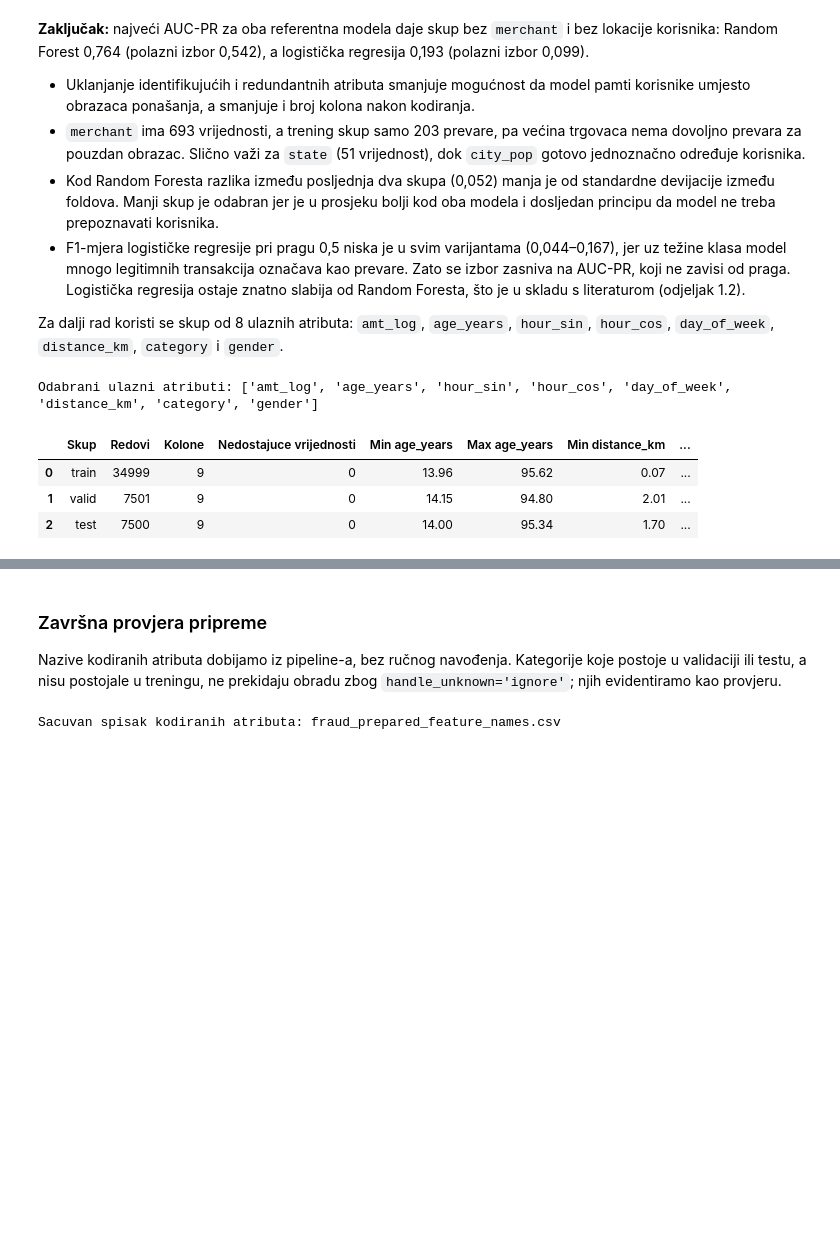
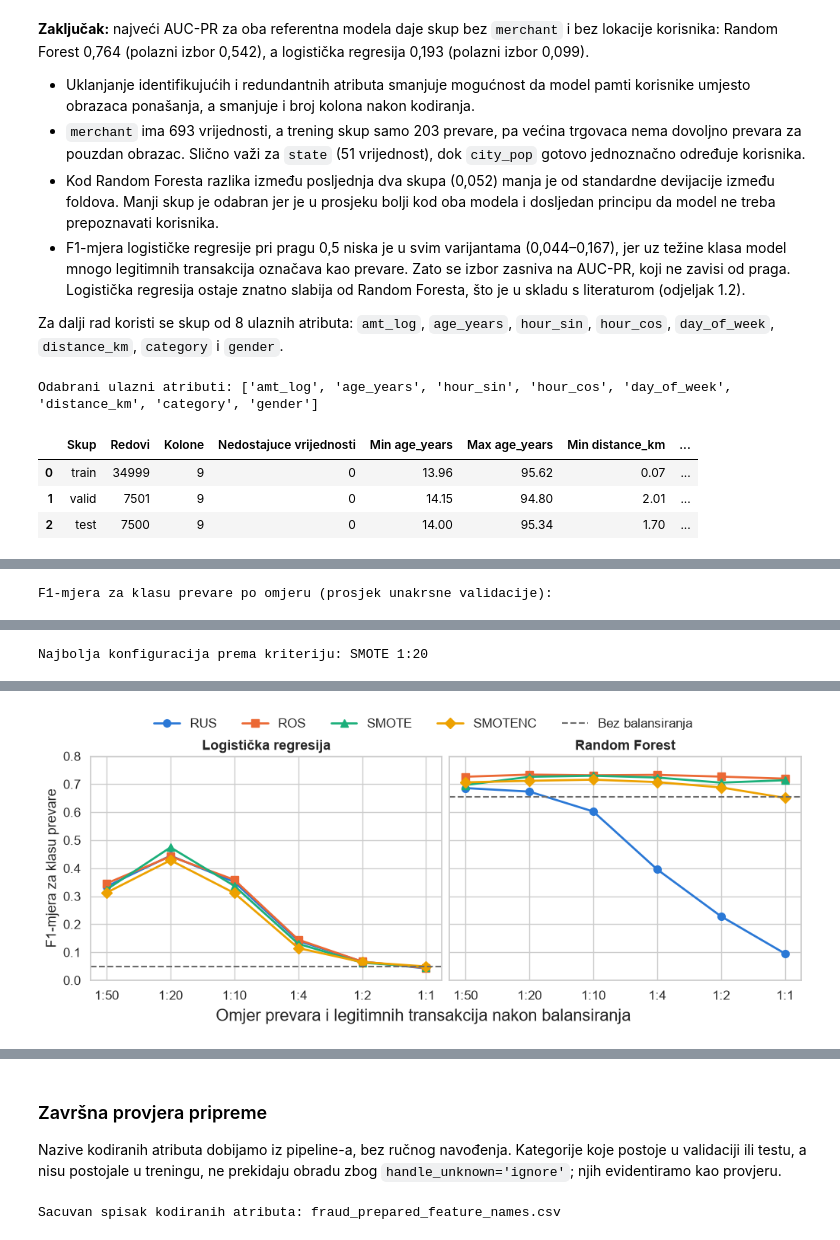
Before and after one commit to bakir004/mu, a Jupyter notebook: projekat.ipynb, the cells around one changed output, grey strips where cells are left out. Cells and saved outputs as stored; diff of their text form; code cells hidden in the pictures; blank space fills up the shorter version.

```diff
--- a/projekat.ipynb
+++ b/projekat.ipynb
@@ -1362,0 +1447,74 @@ Oblik neskaliranih skupova: (406, 22) (7501, 22) (7500, 22)
+# %%
+import matplotlib.pyplot as plt
+import seaborn as sns
+from pathlib import Path
+
+ratios = [0.02, 0.05, 0.1, 0.25, 0.5]
+ratio_samplers = {
+    'RUS': lambda ratio: RandomUnderSampler(sampling_strategy=ratio, random_state=42),
+    'ROS': lambda ratio: RandomOverSampler(sampling_strategy=ratio, random_state=42),
+    'SMOTE': lambda ratio: SMOTE(sampling_strategy=ratio, random_state=42),
+    'SMOTENC': lambda ratio: SMOTENC(categorical_features=categorical_features,
+                                     sampling_strategy=ratio, random_state=42),
+}
+ratio_rows = []
+for sampler_name, make_sampler in ratio_samplers.items():
+    for ratio in ratios:
+        configuration_name = f'{sampler_name} {ratio_label(ratio)}'
+        configurations[configuration_name] = {'sampler': make_sampler(ratio)}
+        for model_name in balancing_models:
+            ratio_rows.append(cross_validate_balancing(configuration_name, model_name))
+ratio_comparison = pd.DataFrame(ratio_rows)
+
+all_balancing_results = pd.concat([method_comparison, ratio_comparison], ignore_index=True)
+all_balancing_results['Metoda'] = all_balancing_results['Konfiguracija'].str.rsplit(' ', n=1).str[0]
+all_balancing_results['Omjer'] = all_balancing_results['Konfiguracija'].str.rsplit(' ', n=1).str[1]
+
+ratio_order = [ratio_label(ratio) for ratio in ratios] + ['1:1']
+ratio_table = (all_balancing_results[all_balancing_results['Metoda'].isin(ratio_samplers)]
+               .pivot_table(index=['Model', 'Metoda'], columns='Omjer', values='F1')[ratio_order])
+print('F1-mjera za klasu prevare po omjeru (prosjek unakrsne validacije):')
+with pd.option_context('display.float_format', '{:.3f}'.format, 'display.width', 200):
+    display(ratio_table)
+
+# Kriterij: prosjek F1 kroz oba referentna modela, za svaku ispitanu konfiguraciju.
+balancing_summary = (all_balancing_results
+                     .pivot_table(index='Konfiguracija', columns='Model', values=['F1', 'MCC', 'AUC-PR'])
+                     .sort_values(('F1', 'Random Forest'), ascending=False))
+balancing_summary[('F1', 'Prosjek modela')] = balancing_summary['F1'].mean(axis=1)
+balancing_summary = balancing_summary.sort_values(('F1', 'Prosjek modela'), ascending=False)
+best_configuration = balancing_summary.index[0]
+print('Najbolja konfiguracija prema kriteriju:', best_configuration)
+with pd.option_context('display.float_format', '{:.3f}'.format, 'display.width', 200):
+    display(balancing_summary.head(8))
+    top_configurations = balancing_summary.index[:3]
+    display(all_balancing_results[all_balancing_results['Konfiguracija'].isin(top_configurations)]
+            [['Konfiguracija', 'Model', 'F1', 'F1 std']].sort_values(['Model', 'F1'], ascending=[True, False]))
+
+ratio_colors = {'RUS': '#2a78d6', 'ROS': '#eb6834', 'SMOTE': '#1baf7a', 'SMOTENC': '#eda100'}
+ratio_markers = {'RUS': 'o', 'ROS': 's', 'SMOTE': '^', 'SMOTENC': 'D'}
+with sns.axes_style('whitegrid'), sns.plotting_context('notebook', font_scale=1.1):
+    fig, axes = plt.subplots(1, 2, figsize=(10, 4.2), sharey=True, constrained_layout=True)
+    for ax, model_name in zip(axes, balancing_models):
+        model_results = all_balancing_results[all_balancing_results['Model'] == model_name]
+        for sampler_name in ratio_samplers:
+            values = (model_results[model_results['Metoda'] == sampler_name]
+                      .set_index('Omjer').loc[ratio_order, 'F1'])
+            ax.plot(range(len(ratio_order)), values, label=sampler_name, linewidth=2,
+                    color=ratio_colors[sampler_name], marker=ratio_markers[sampler_name], markersize=7)
+        baseline = model_results.loc[model_results['Konfiguracija'] == 'Bez balansiranja', 'F1'].iloc[0]
+        ax.axhline(baseline, color='#6b6b6b', linestyle='--', linewidth=1.5, label='Bez balansiranja')
+        ax.set_xticks(range(len(ratio_order)), ratio_order)
+        ax.set_title(model_name, fontweight='bold')
+    axes[0].set_ylabel('F1-mjera za klasu prevare')
+    axes[0].set_ylim(0, 0.8)
+    fig.supxlabel('Omjer prevara i legitimnih transakcija nakon balansiranja')
+    handles, labels = axes[0].get_legend_handles_labels()
+    fig.legend(handles, labels, loc='outside upper center', ncol=5, frameon=False)
+    figure_dir = Path('overleaf') / 'slike'
+    figure_dir.mkdir(parents=True, exist_ok=True)
+    fig.savefig(figure_dir / 'balansiranje_omjer.png', dpi=180, bbox_inches='tight')
+    plt.show()
+    plt.close(fig)
+# %% [output]
+F1-mjera za klasu prevare po omjeru (prosjek unakrsne validacije):
@@ -1362,0 +1531 @@ Oblik neskaliranih skupova: (406, 22) (7501, 22) (7500, 22)
+Najbolja konfiguracija prema kriteriju: SMOTE 1:20
@@ -1362,0 +1550 @@ Oblik neskaliranih skupova: (406, 22) (7501, 22) (7500, 22)
+[figure, added]
```
Also changed, not shown: parts of 14 cells of this notebook, 6 other files.
